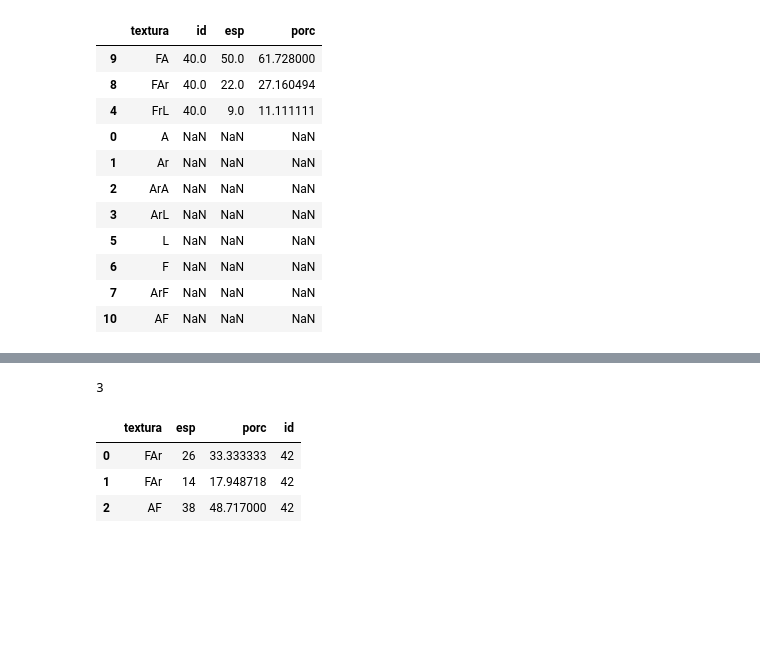
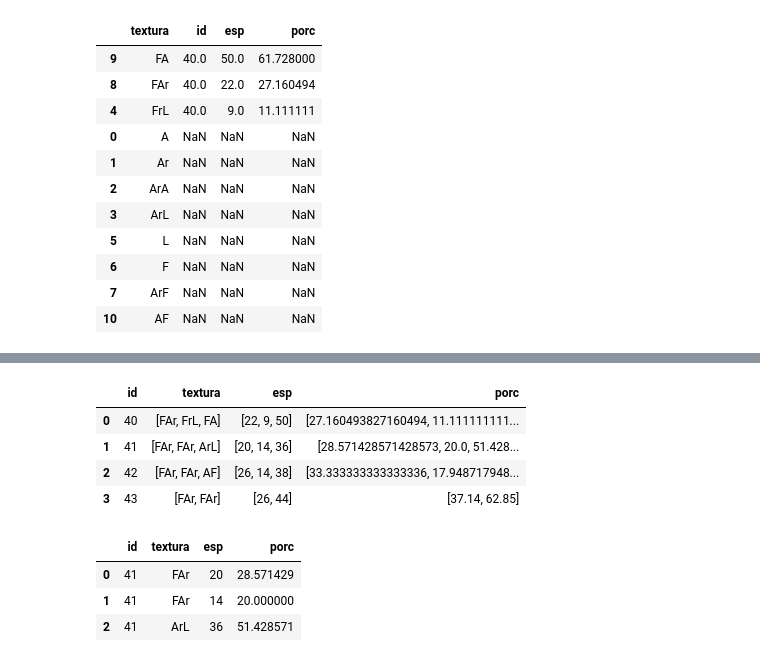
Before and after one commit to GermanMoran/TesisMaestria, a Jupyter notebook: codigos/PRUEBAS_LIBRERIAS.ipynb, the cells around one changed output, grey strips where cells are left out. Drawn from its saved outputs; the diff is of its cells as text; code cells hidden in the pictures; blank space fills up the shorter version.

```diff
--- a/codigos/PRUEBAS_LIBRERIAS.ipynb
+++ b/codigos/PRUEBAS_LIBRERIAS.ipynb
@@ -285,9 +288,19 @@ FinalDf
-# %%
-a = convertionDataset(dfEstandar)
-a
-# %% [output]
-3
-|  | textura | esp | porc | id |
-| 0 | FAr | 26 | 33.333333 | 42 |
-| 1 | FAr | 14 | 17.948718 | 42 |
-| 2 | AF | 38 | 48.717000 | 42 |
+# %%
+# Ejemplo de prueba antes de calculas porcentajes y realizar operaciones es necesario
+# agruar los registros de acuerdo a la textura del suelo...
+
+dfEstandar
+# %% [output]
+|  | id | textura | esp | porc |
+| 0 | 40 | [FAr, FrL, FA] | [22, 9, 50] | [27.160493827160494, 11.111111111... |
+| 1 | 41 | [FAr, FAr, ArL] | [20, 14, 36] | [28.571428571428573, 20.0, 51.428... |
+| 2 | 42 | [FAr, FAr, AF] | [26, 14, 38] | [33.333333333333336, 17.948717948... |
+| 3 | 43 | [FAr, FAr] | [26, 44] | [37.14, 62.85] |
+# %%
+NuevoDataframePrueba = pd.DataFrame({'id':dfEstandar.loc[1].id,'textura':dfEstandar.loc[1].textura, 'esp': dfEstandar.loc[1].esp,'porc': dfEstandar.loc[1].porc})
+NuevoDataframePrueba
+# %% [output]
+|  | id | textura | esp | porc |
+| 0 | 41 | FAr | 20 | 28.571429 |
+| 1 | 41 | FAr | 14 | 20.000000 |
+| 2 | 41 | ArL | 36 | 51.428571 |
```
Also changed, not shown: parts of 9 cells of this notebook, 5 other files.
